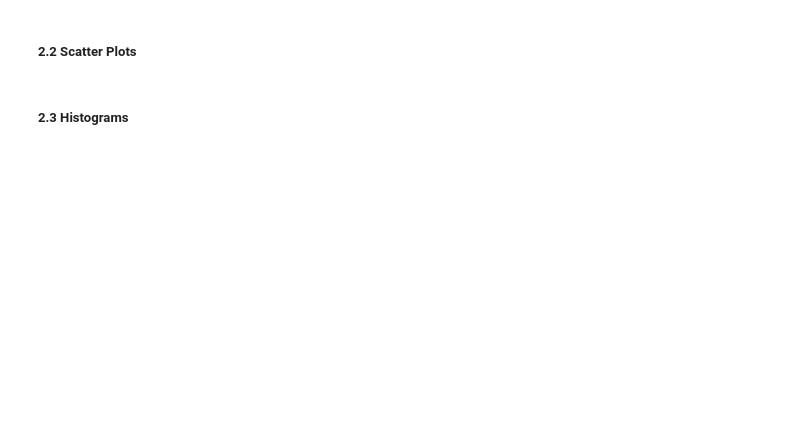
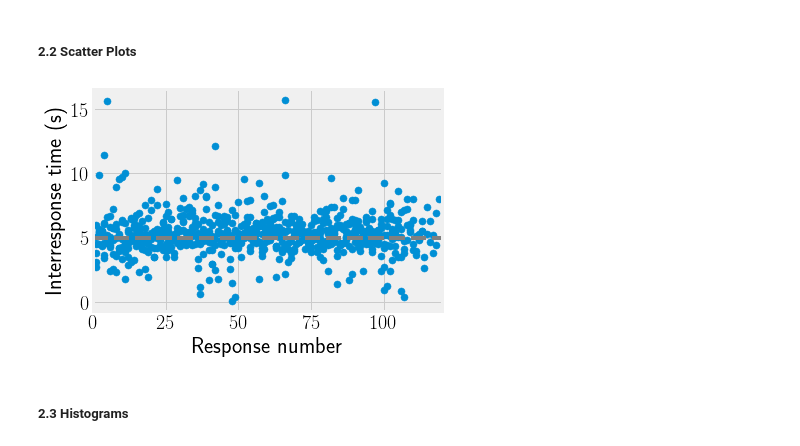
Before and after one commit to dfreestone/timing_tasks, a Jupyter notebook: DRL procedure/DRL_analysis.ipynb, the cells around one changed output. Cells and saved outputs as stored; diff of their text form; code cells hidden in the pictures; blank space fills up the shorter version.

```diff
--- a/DRL procedure/DRL_analysis.ipynb
+++ b/DRL procedure/DRL_analysis.ipynb
@@ -48,7 +50,7 @@ We'll also remove any event that isn't a response (like the introduction and bre
 columns = ["participant", "session", "date", "time",
            "block_number", "interval", "response_number", "rt", "score"]
 response_idx = data.response_number > 0
-data = data.ix[response_idx, columns]
+data = data.loc[response_idx, columns]
 # %% [markdown]
 ### 2.0 Summary measures
 # %% [markdown]
@@ -61,20 +81,25 @@ data.groupby(group).rt.agg(["mean", "std", "sem"])
 # %% [markdown]
 ##### 2.2 Scatter Plots
 # %%
-idx = data.participant=="DMF"
+idx = data.participant==100
 x = data[idx].response_number
 y = data[idx].rt
 
 fig, ax = subplots()
 ax.scatter(x, y, s=50)
 ax.hlines(data[idx].interval, 0, 1+x.max(),
           linestyle="--", color="gray")
 
 # Modify the axes
 ax.set_xlim((0, 1+x.max()))
 ax.set_xlabel("Response number", fontsize=22)
 ax.set_ylabel("Interresponse time (s)", fontsize=22)
 ax.tick_params(labelsize=20)
+fig.tight_layout()
+
+fig.savefig("Figure9a.pdf", transparent=True)
+# %% [output]
+[figure, added]
 # %% [markdown]
 ##### 2.3 Histograms
 # %%
```
Also changed, not shown: parts of 11 cells of this notebook, 50 other files.
